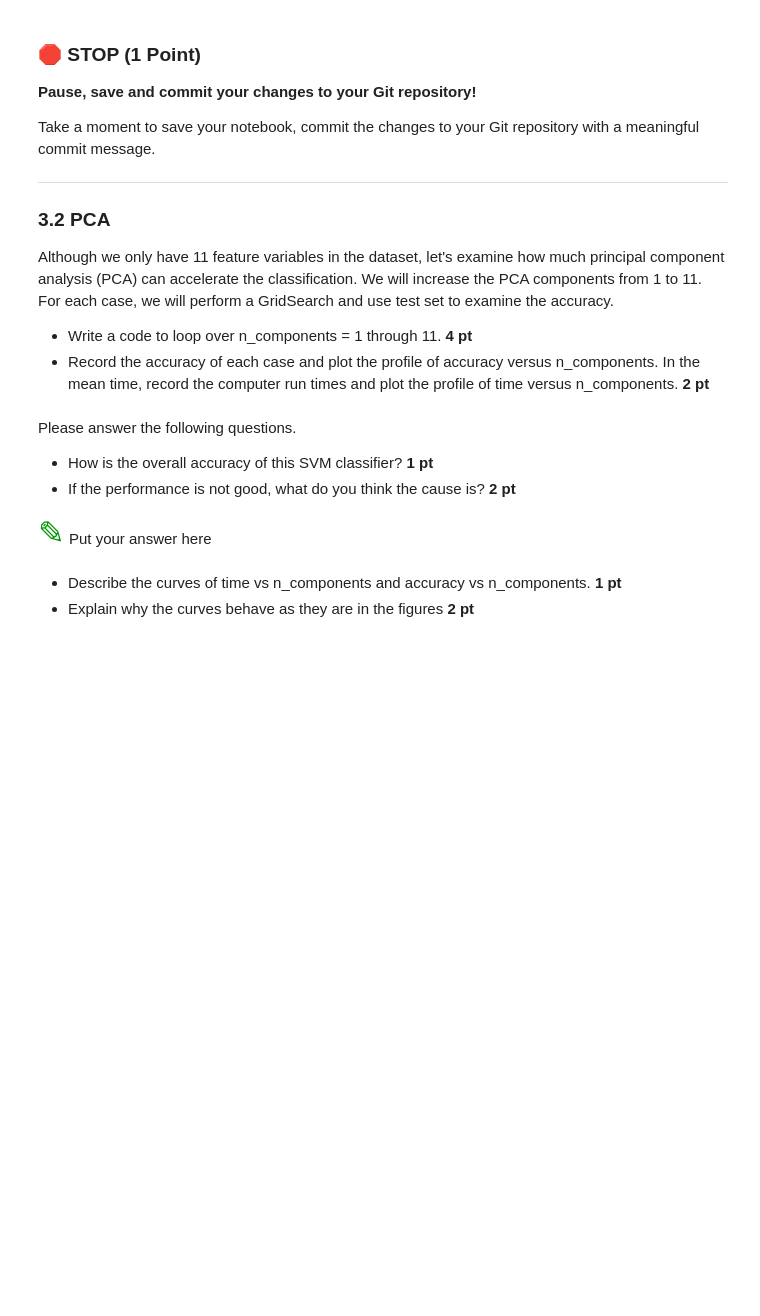
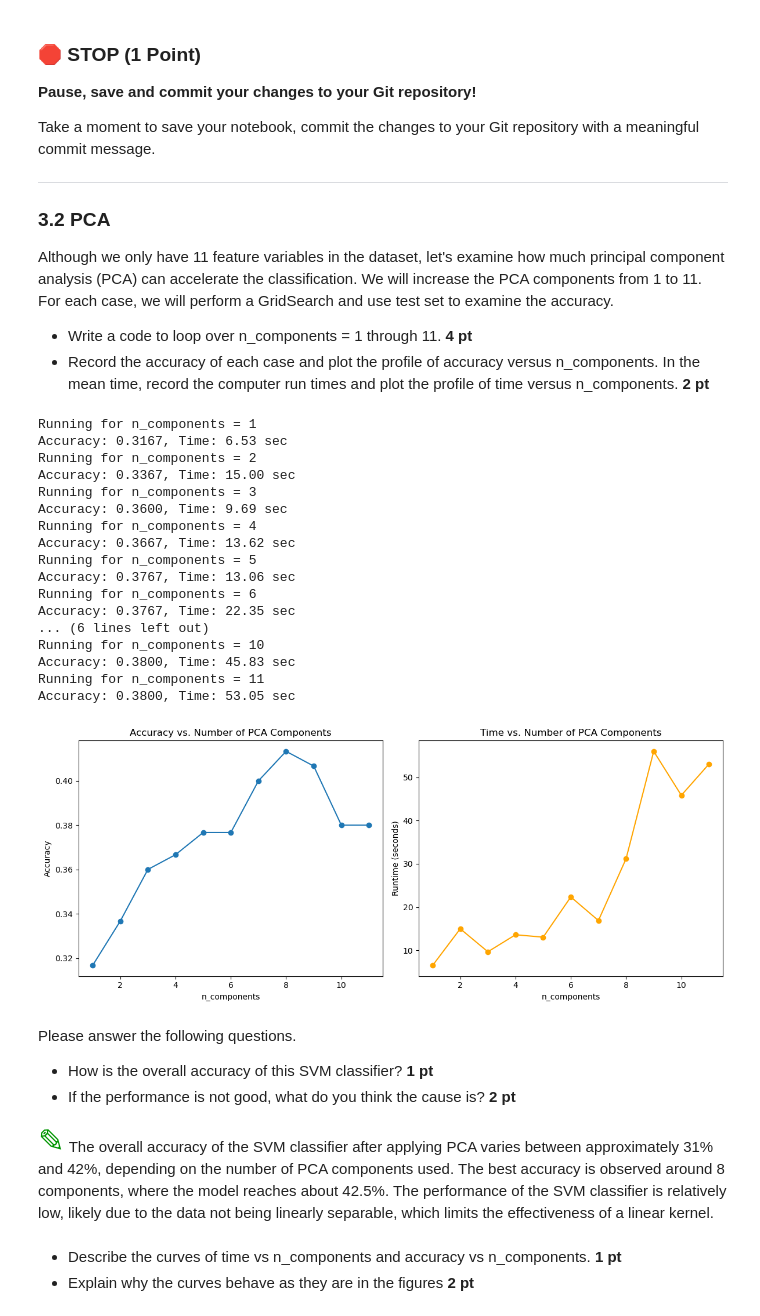
Before and after one commit to mcleesja/CMSE202-f25-turnin1, a Jupyter notebook: hw-04/HW-04_Perceptron_SVM_McLees.ipynb, the cells around one changed output. Cells and saved outputs as stored; diff of their text form; code cells hidden in the pictures; blank space fills up the shorter version.

```diff
--- a/hw-04/HW-04_Perceptron_SVM_McLees.ipynb
+++ b/hw-04/HW-04_Perceptron_SVM_McLees.ipynb
@@ -549,12 +549,82 @@ Although we only have 11 feature variables in the dataset, let's examine how muc
 * Record the accuracy of each case and plot the profile of accuracy versus n_components. In the mean time, record the computer run times and plot the profile of time versus n_components. **2 pt**
 # %%
 # put your code here
+import time
+import numpy as np
+import matplotlib.pyplot as plt
+from sklearn.decomposition import PCA
+from sklearn.svm import SVC
+from sklearn.model_selection import GridSearchCV, train_test_split
+from sklearn.metrics import accuracy_score
+X = dataset.drop(columns=['custcat']).values
+y = dataset['custcat'].values
+X_train, X_test, y_train, y_test = train_test_split(X, y, test_size=0.3, random_state=42)
+
+param_grid = {
+    'C': [0.01, 0.1, 1],
+    'gamma': [0.0001, 0.001, 0.01],
+    'kernel': ['linear']
+}
+accuracies = []
+times = []
+for n in range(1, 12):
+    print(f"Running for n_components = {n}")
+    pca = PCA(n_components=n)
+    X_train_pca = pca.fit_transform(X_train)
+    X_test_pca = pca.transform(X_test)
+    start_time = time.time()
+    clf = GridSearchCV(SVC(class_weight='balanced'), param_grid, cv=3)
+    clf.fit(X_train_pca, y_train)
+    elapsed_time = time.time() - start_time
+    times.append(elapsed_time)
+
+    y_pred = clf.predict(X_test_pca)
+    acc = accuracy_score(y_test, y_pred)
+    accuracies.append(acc)
+    print(f"Accuracy: {acc:.4f}, Time: {elapsed_time:.2f} sec")
+
+plt.figure(figsize=(12, 5))
+
+plt.subplot(1, 2, 1)
+plt.plot(range(1, 12), accuracies, marker='o')
+plt.title("Accuracy vs. Number of PCA Components")
+plt.xlabel("n_components")
+plt.ylabel("Accuracy")
+
+plt.subplot(1, 2, 2)
+plt.plot(range(1, 12), times, marker='o', color='orange')
+plt.title("Time vs. Number of PCA Components")
+plt.xlabel("n_components")
+plt.ylabel("Runtime (seconds)")
+
+plt.tight_layout()
+plt.show()
+# %% [output]
+Running for n_components = 1
+Accuracy: 0.3167, Time: 6.53 sec
+Running for n_components = 2
+Accuracy: 0.3367, Time: 15.00 sec
+Running for n_components = 3
+Accuracy: 0.3600, Time: 9.69 sec
+Running for n_components = 4
+Accuracy: 0.3667, Time: 13.62 sec
+Running for n_components = 5
+Accuracy: 0.3767, Time: 13.06 sec
+Running for n_components = 6
+Accuracy: 0.3767, Time: 22.35 sec
+... (6 lines left out)
+Running for n_components = 10
+Accuracy: 0.3800, Time: 45.83 sec
+Running for n_components = 11
+Accuracy: 0.3800, Time: 53.05 sec
+[figure, added]
 # %% [markdown]
 Please answer the following questions.
 * How is the overall accuracy of this SVM classifier?  **1 pt**
 * If the performance is not good, what do you think the cause is? **2 pt**
 # %% [markdown]
-<font size=6 color="#009600">&#9998;</font> Put your answer here
+<font size=6 color="#009600">&#9998;</font> The overall accuracy of the SVM classifier after applying PCA varies between approximately 31% and 42%, depending on the number of PCA components used. The best accuracy is observed around 8 components, where the model reaches about 42.5%.
+The performance of the SVM classifier is relatively low, likely due to the data not being linearly separable, which limits the effectiveness of a linear kernel.
 # %% [markdown]
 * Describe the curves of time vs n_components and accuracy vs n_components. **1 pt**
 * Explain why the curves behave as they are in the figures **2 pt**
```
Also changed, not shown: parts of 1 cell of this notebook.
